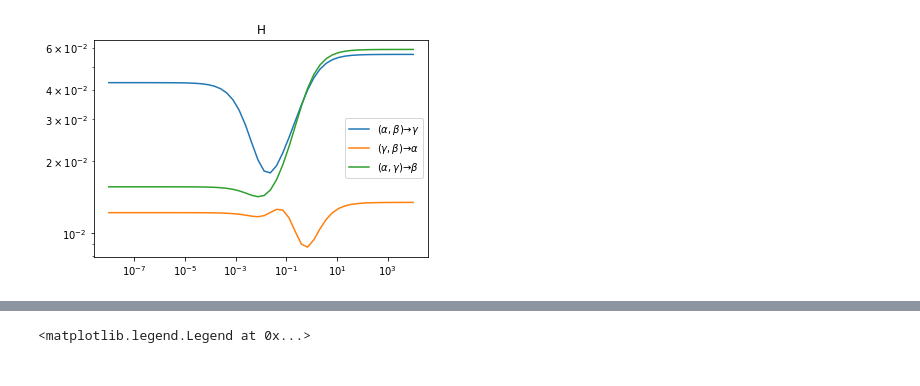
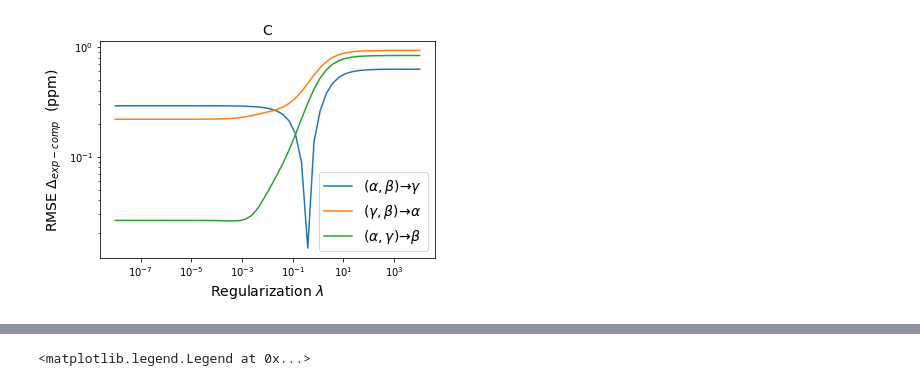
Before and after one commit to emmalumi/master_project, a Jupyter notebook: glycine_test/three_fold_model.ipynb, the cells around one changed output, grey strips where cells are left out. Cells and saved outputs as stored; diff of their text form; code cells hidden in the pictures.

```diff
--- a/glycine_test/three_fold_model.ipynb
+++ b/glycine_test/three_fold_model.ipynb
@@ -53,13 +54,7 @@ hypers = dict(soap_type="PowerSpectrum",
                             exponent=4
                         ),
               radial_basis="GTO",
-              normalize=True,
-              optimization=
-                    dict(
-                            Spline=dict(
-                               accuracy=1.0e-05
-                            )
-                        ),
+              normalize=False,
               compute_gradients=False
               )
 
@@ -67,6 +62,7 @@ soap = SOAP(**hypers)
 # %%
 path_to_file = "PI_NVT/glycine_shieldings/"
 path_to_init_file = "PI_NVT/"
+colors =  ['#1f77b4', '#ff7f0e', '#2ca02c', '#d62728', '#9467bd', '#8c564b', '#e377c2', '#7f7f7f', '#bcbd22', '#17becf']
 # %%
 base_fn = lambda poly: path_to_file + f'pi_nvt_lmp_glycine_{poly}_300K_00_w_cs.xyz'
 alpha_traj = read(base_fn('alpha'),':')
@@ -136,5 +319,5 @@ cs_gamma, X_gamma = process(gamma_traj, gamma_shieldings)
 # %%
-species = 1
+species = 6
 
 csh_alpha = cs_alpha[species].mean() - cs_alpha[species]
 csh_gamma = cs_gamma[species].mean() - cs_gamma[species]
@@ -145,17 +328,79 @@ delta_alpha = shifts['glycine_alpha'][species] - csh_alpha
 delta_gamma = shifts['glycine_gamma'][species] - csh_gamma
 delta_beta = shifts['glycine_beta'][species] - csh_beta
 
-alphas, _ = pred_3_folds(np.array([*X_alpha[species], *X_beta[species]]), X_gamma[species], np.array([*delta_alpha, *delta_beta]).reshape(-1, 1),
-                         delta_gamma.reshape(-1, 1))
+alphas, errors_gamma, errors_gamma_sep, errors_gamma_sep_sep  = pred_3_folds(np.array([*X_alpha[species], *X_beta[species]]), X_gamma[species], np.array([*delta_alpha, *delta_beta]).reshape(-1, 1), delta_gamma.reshape(-1, 1))
+_ , errors_alpha, errors_alpha_sep, errors_alpha_sep_sep  = pred_3_folds(np.array([*X_gamma[species], *X_beta[species]]), X_alpha[species], np.array([*delta_gamma, *delta_beta]).reshape(-1, 1), delta_alpha.reshape(-1, 1))
+_ , errors_beta, errors_beta_sep, errors_beta_sep_sep  = pred_3_folds(np.array([*X_alpha[species], *X_gamma[species]]), X_beta[species], np.array([*delta_alpha, *delta_gamma]).reshape(-1, 1), delta_beta.reshape(-1, 1))
 
+plt.loglog(alphas, errors_gamma, label=r'$(\alpha, \beta) \to \gamma$')
+plt.loglog(alphas, errors_alpha, label=r'$(\gamma, \beta)\to \alpha$')
+plt.loglog(alphas, errors_beta, label=r'$(\alpha, \gamma) \to \beta$')
 
-plt.loglog(*pred_3_folds(np.array([*X_alpha[species], *X_beta[species]]), X_gamma[species], np.array([*delta_alpha, *delta_beta]).reshape(-1, 1),
-                         delta_gamma.reshape(-1, 1)), label=r'$(\alpha, \beta) \to \gamma$')
-plt.loglog(*pred_3_folds(np.array([*X_gamma[species], *X_beta[species]]), X_alpha[species], np.array([*delta_gamma, *delta_beta]).reshape(-1, 1),
-                         delta_alpha.reshape(-1, 1)), label=r'$(\gamma, \beta)\to \alpha$')
-plt.loglog(*pred_3_folds(np.array([*X_alpha[species], *X_gamma[species]]), X_beta[species], np.array([*delta_alpha, *delta_gamma]).reshape(-1, 1),
-                         delta_beta.reshape(-1, 1)), label=r'$(\alpha, \gamma) \to \beta$')
+final_error_gamma = pred_3_folds_validated(np.array([*X_alpha[species], *X_beta[species]]), X_gamma[species], np.array([*delta_alpha, *delta_beta]).reshape(-1, 1), delta_gamma.reshape(-1, 1))
+final_error_alpha = pred_3_folds_validated(np.array([*X_gamma[species], *X_beta[species]]), X_alpha[species], np.array([*delta_gamma, *delta_beta]).reshape(-1, 1), delta_alpha.reshape(-1, 1))
+final_error_beta  = pred_3_folds_validated(np.array([*X_alpha[species], *X_gamma[species]]), X_beta[species], np.array([*delta_alpha, *delta_gamma]).reshape(-1, 1), delta_beta.reshape(-1, 1))
 
-plt.legend()
-plt.title("H")
+plt.legend(fontsize=14)
+plt.title("C", fontsize=14)
+plt.xlabel(r"Regularization $\lambda$", fontsize=14)
+plt.ylabel(r"RMSE $\Delta_{exp - comp}$  (ppm)", fontsize=14)
+
+print("ALPHA: " + str(min(errors_alpha)) + " - "+  str(max(errors_alpha)) + "  RMSE:  " + str(final_error_alpha) + "   BASELINE: " + str(np.sqrt(mean_squared_error(np.zeros(delta_alpha.shape),delta_alpha))))
+print("BETA: " + str(min(errors_beta)) + " - "+  str(max(errors_beta)) + "  RMSE:  " + str(final_error_beta) +   " BASELINE: " + str(np.sqrt(mean_squared_error(np.zeros(delta_beta.shape),delta_beta))))
+print("GAMMA: " + str(min(errors_gamma)) + " - "+  str(max(errors_gamma)) + "  RMSE:  " + str(final_error_gamma) + "   BASELINE: " + str(np.sqrt(mean_squared_error(np.zeros(delta_gamma.shape),delta_gamma))))
+
+# draw figure separately for different shieldings
+
+fig, ax = plt.subplots(ncols=len(delta_alpha), nrows=1, sharey=True)
+fig.set_figheight(4)
+fig.set_figwidth(20)
+
+for i in range(len(delta_alpha)):
+    ax[i].loglog(alphas, errors_gamma_sep[:, i], color=colors[0], linestyle="dashed", label=r'$(\alpha, \beta) \to \gamma$')
+    ax[i].loglog(alphas, errors_alpha_sep[:, i], color=colors[1], linestyle="dashed", label = r'$(\gamma, \beta)\to \alpha$')
+    ax[i].loglog(alphas, errors_beta_sep[:, i], color=colors[2], linestyle="dashed", label = r'$(\alpha, \gamma) \to \beta$')
+    ax[i].set_title("C" + str(i + 1), fontsize=14)
+    ax[i].set_xlabel(r"Regularization $\lambda$", fontsize=14)
+ax[0].set_ylabel(r"RSE $\Delta_{exp - comp}$  (ppm)", fontsize=14)
+ax[1].legend(fontsize=14, loc='center left', bbox_to_anchor=(1, 0.5))
+
+# draw figure separately for different crossvalidation folds
+
+fig1, ax1 = plt.subplots(ncols=3, nrows=1, sharey=True)
+fig1.set_figheight(4)
+fig1.set_figwidth(20)
+
+errors_ave = [errors_gamma, errors_alpha, errors_beta]
+errors_shield = [errors_gamma_sep, errors_alpha_sep, errors_beta_sep]
+names = [r'$(\alpha, \beta) \to \gamma$', r'$(\gamma, \beta)\to \alpha$', r'$(\alpha, \gamma) \to \beta$']
+
+for i in range(len(errors_ave)):
+    ax1[i].loglog(alphas, errors_ave[i], color=colors[i], linewidth = 3.0)
+    for j in range(len(delta_alpha)):
+        ax1[i].loglog(alphas, errors_shield[i][:, j], color=colors[i], linestyle="dashed")
+    ax1[i].set_title(names[i], fontsize=14)
+    ax1[i].set_xlabel(r"Regularization $\lambda$", fontsize=14)
+ax1[0].set_ylabel(r"RSE/RMSE $\Delta_{exp - comp}$  (ppm)", fontsize=14)
+
+# Draw figure for separated shieldings models
+"""
+fig2, ax2 = plt.subplots(ncols=len(delta_alpha), nrows=1, sharey=True)
+fig2.set_figheight(4)
+fig2.set_figwidth(20)
+
+errors_ave = []
+errors_shield = [errors_gamma_sep_sep, errors_alpha_sep_sep, errors_beta_sep_sep]
+
+for i in errors_shield:
+    errors_ave.append(np.sqrt(np.mean([j**4 for j in i], 1)))
+
+names = [r'$(\alpha, \beta) \to \gamma$', r'$(\gamma, \beta)\to \alpha$', r'$(\alpha, \gamma) \to \beta$']
+
+for i in range(len(errors_ave)):
+    ax2[i].loglog(alphas, errors_ave[i], color=colors[i], linewidth = 3.0)
+    for j in range(len(delta_alpha)):
+        ax2[i].loglog(alphas, errors_shield[i][:, j], color=colors[i], linestyle="dashed")
+    ax2[i].set_title(names[i], fontsize=14)
+"""
+a = 1
 # %% [output]
@@ -163 +410 @@ Text(0.5, 1.0, 'H')
-[figure, old version]
+[figure, new version]
```
Also changed, not shown: parts of 8 cells of this notebook, 2 other files.
